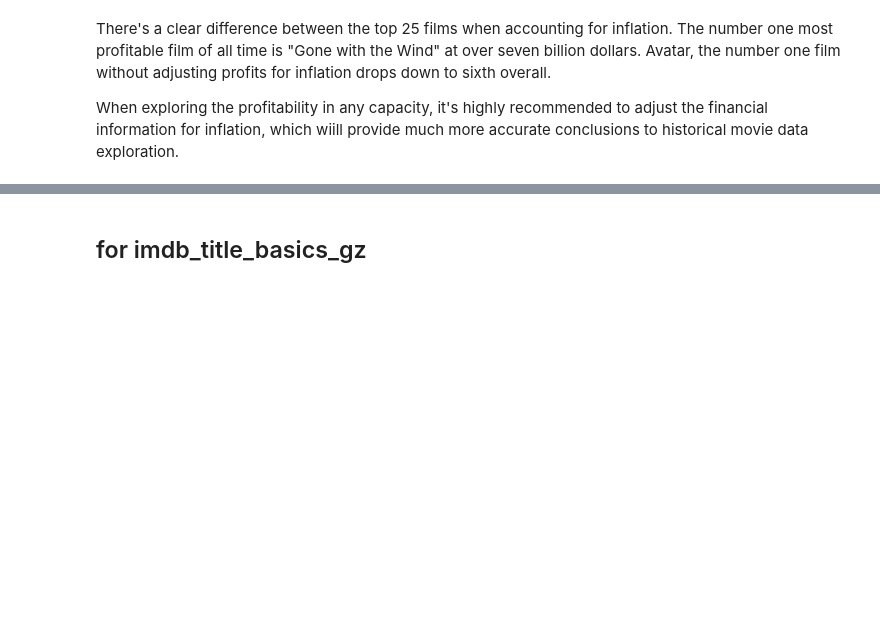
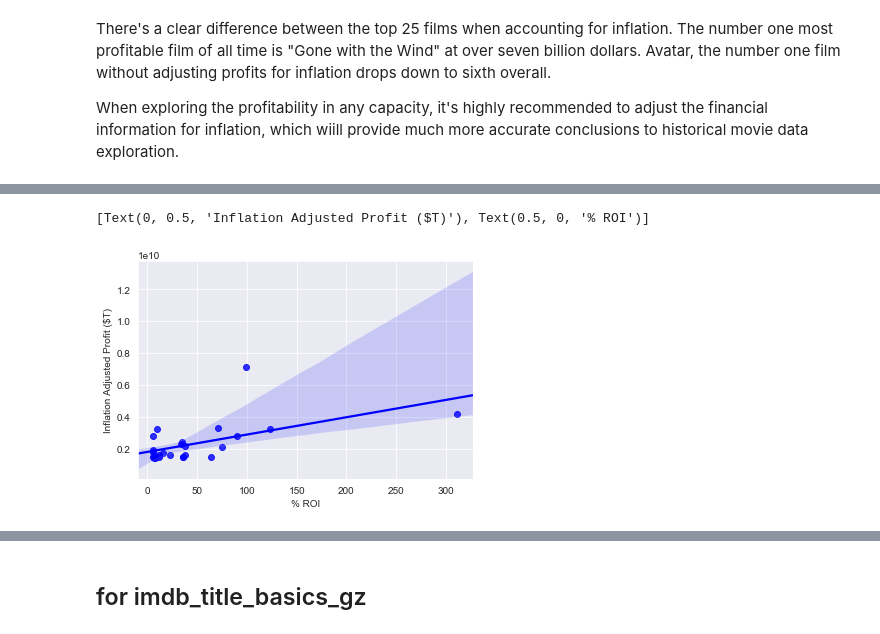
Before and after one commit to gjwilson9/dsc-mod-1-project-v2-1-onl01-dtsc-ft-012120, a Jupyter notebook: student.ipynb, the cells around one changed output, grey strips where cells are left out. Saved outputs shown, nothing was run; the diff lists cells and outputs as text; code cells hidden in the pictures; blank space fills up the shorter version.

```diff
--- a/student.ipynb
+++ b/student.ipynb
@@ -574,0 +583,8 @@ When exploring the profitability in any capacity, it's highly recommended to adj
+# %%
+sns.set_style('darkgrid')
+regplot = sns.regplot(x='ROI', y='worldwide_adjusted',
+                      data=top_25_movies_adjusted, color='blue')
+regplot.set(xlabel = '% ROI', ylabel = 'Inflation Adjusted Profit ($T)')
+# %% [output]
+[Text(0, 0.5, 'Inflation Adjusted Profit ($T)'), Text(0.5, 0, '% ROI')]
+[figure, added]
```
Also changed, not shown: parts of 45 cells of this notebook, 1 other file.
